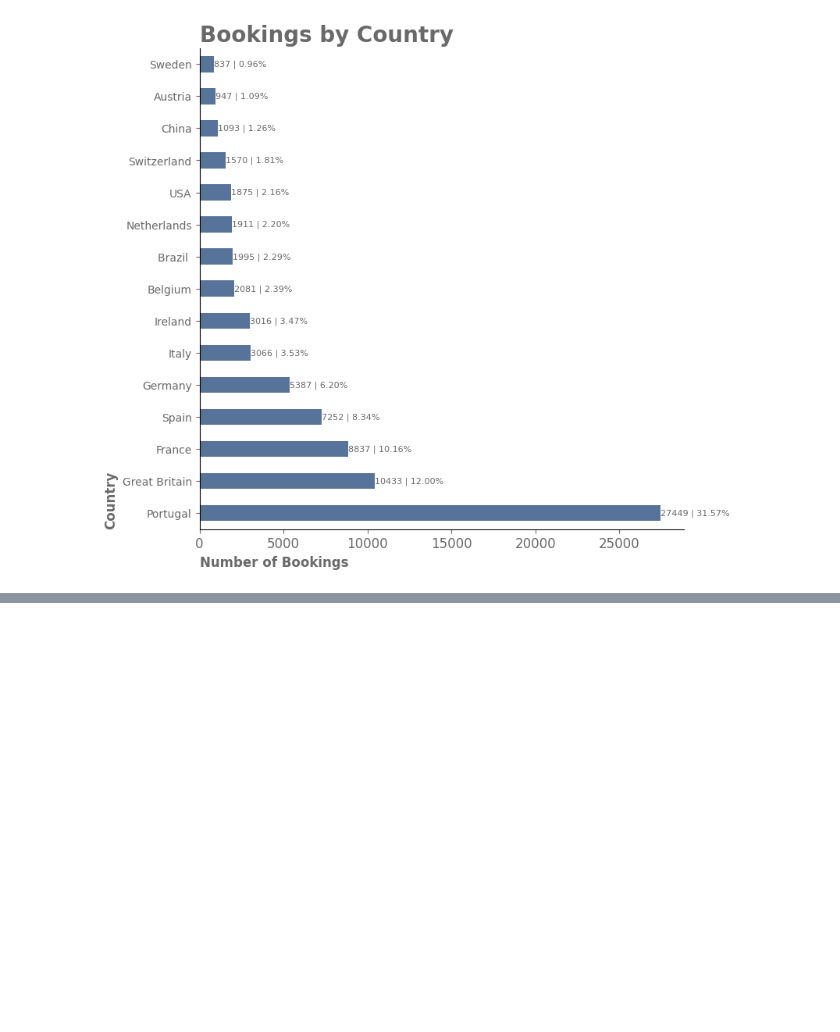
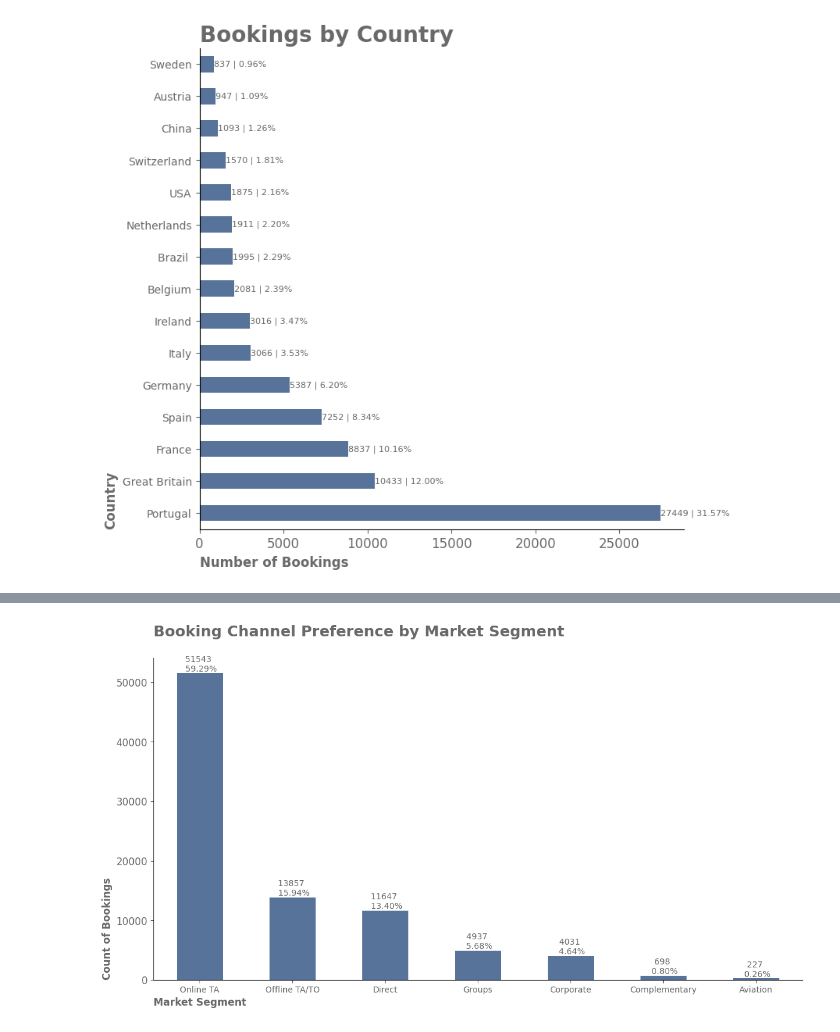
Before and after one commit to AliMSHGH/Hotel-_Bookings_Analysis, a Jupyter notebook: Hotel-_Bookings_Analysis.ipynb, the cells around one changed output, grey strips where cells are left out. Drawn from its saved outputs; the diff is of its cells as text; code cells hidden in the pictures; blank space fills up the shorter version.

```diff
--- a/Hotel-_Bookings_Analysis.ipynb
+++ b/Hotel-_Bookings_Analysis.ipynb
@@ -818,7 +818,7 @@ City_Hotel_plot = sns.barplot(data=hotel_is_canceled, x='is_canceled', y='hotel'
 
 City_Hotel_plot.set_xlabel("Status", loc="left", weight="bold", fontsize=10, color="#696969")
 City_Hotel_plot.set_ylabel('Bookings', loc="bottom", weight="bold", fontsize=10, color="#696969")
-City_Hotel_plot.set_title('City Hotel', weight="bold", color='#696969', fontsize=16, loc="left")
+City_Hotel_plot.set_title('City Hotel \n', weight="bold", color='#696969', fontsize=18, loc="left")
 City_Hotel_plot.spines[["right", "top"]].set_visible(False)
 
 for i in City_Hotel_plot.containers:
@@ -832,7 +832,7 @@ Resort_Hotel_plot = sns.barplot(data=hotel_is_canceled_02, x='is_canceled', y='h
 
 Resort_Hotel_plot.set_xlabel("")
 Resort_Hotel_plot.set_ylabel("")
-Resort_Hotel_plot.set_title('Resort Hotel', weight="bold", color='#696969', fontsize=16, loc="left")
+Resort_Hotel_plot.set_title('Resort Hotel \n', weight="bold", color='#696969', fontsize=18, loc="left")
 Resort_Hotel_plot.spines[["right", "top"]].set_visible(False)
 
 for i in Resort_Hotel_plot.containers:
@@ -884,7 +884,7 @@ different_years_hotel_plt.set_xlabel("Different years",loc="left", weight="bold"
 
 different_years_hotel_plt.set_ylabel('Bookings',loc="bottom", weight="bold",fontsize=10 ,color="#696969")
 
-different_years_hotel_plt.set_title('Hotel Booking Trends Over Time', weight="bold",color='#696969', fontsize=20,loc="left")
+different_years_hotel_plt.set_title('Hotel Booking Trends Over Time \n', weight="bold",color='#696969', fontsize=20,loc="left")
 
 for i in different_years_hotel_plt.containers:
  different_years_hotel_plt.bar_label(i,fmt=lambda i: f'{i :1.0f}',color='#696969', fontsize=12)
@@ -1133,0 +1141,8 @@ Overall, the majority of bookings originated from ``European countries``.
+# %%
+most_guests_According_market_segment= df.groupby(["market_segment"],observed=False)\
+    .agg({"country" :  'count' })\
+        .rename({"country": "count_of_market_segment"}, axis="columns")
+
+most_guests_According_market_segment= most_guests_According_market_segment.sort_values("count_of_market_segment",ascending=False)
+
+most_guests_According_market_segment
@@ -1133,0 +1159,25 @@ Overall, the majority of bookings originated from ``European countries``.
+# %%
+count_of_market= df["market_segment"].count()
+fig, ax = plt.subplots(figsize=(14, 7))
+most_guests_According_market_segment_plt= most_guests_According_market_segment.plot(kind='bar',ax=ax,
+                                                                                    color='#577399',legend=False)
+
+for i in ax.containers:
+      ax.bar_label(i,fmt=lambda i: f'{i :1.0f} \n {(i/count_of_market)*100 :1.2f}%',color='#696969', fontsize=10)
+
+ax.spines[["right", "top"]].set_visible(False)
+
+ax.tick_params(axis="x", colors='#696969', labelsize="large")
+ax.tick_params(axis="y", colors='#696969', labelsize="large")
+
+ax.set_xticks(range(0, 7), most_guests_According_market_segment.index,rotation=0,fontsize=10)
+
+ax.set_xlabel('Market Segment',loc="left", weight="bold", fontsize=12, color="#696969")
+
+ax.set_ylabel('Count of Bookings',loc="bottom", weight="bold",fontsize=12 ,color="#696969")
+
+ax.set_title('Booking Channel Preference by Market Segment \n', weight="bold",color='#696969', fontsize=18,loc="left")
+
+plt.show()
+# %% [output]
+[figure, added]
```
Also changed, not shown: parts of 7 cells of this notebook.
